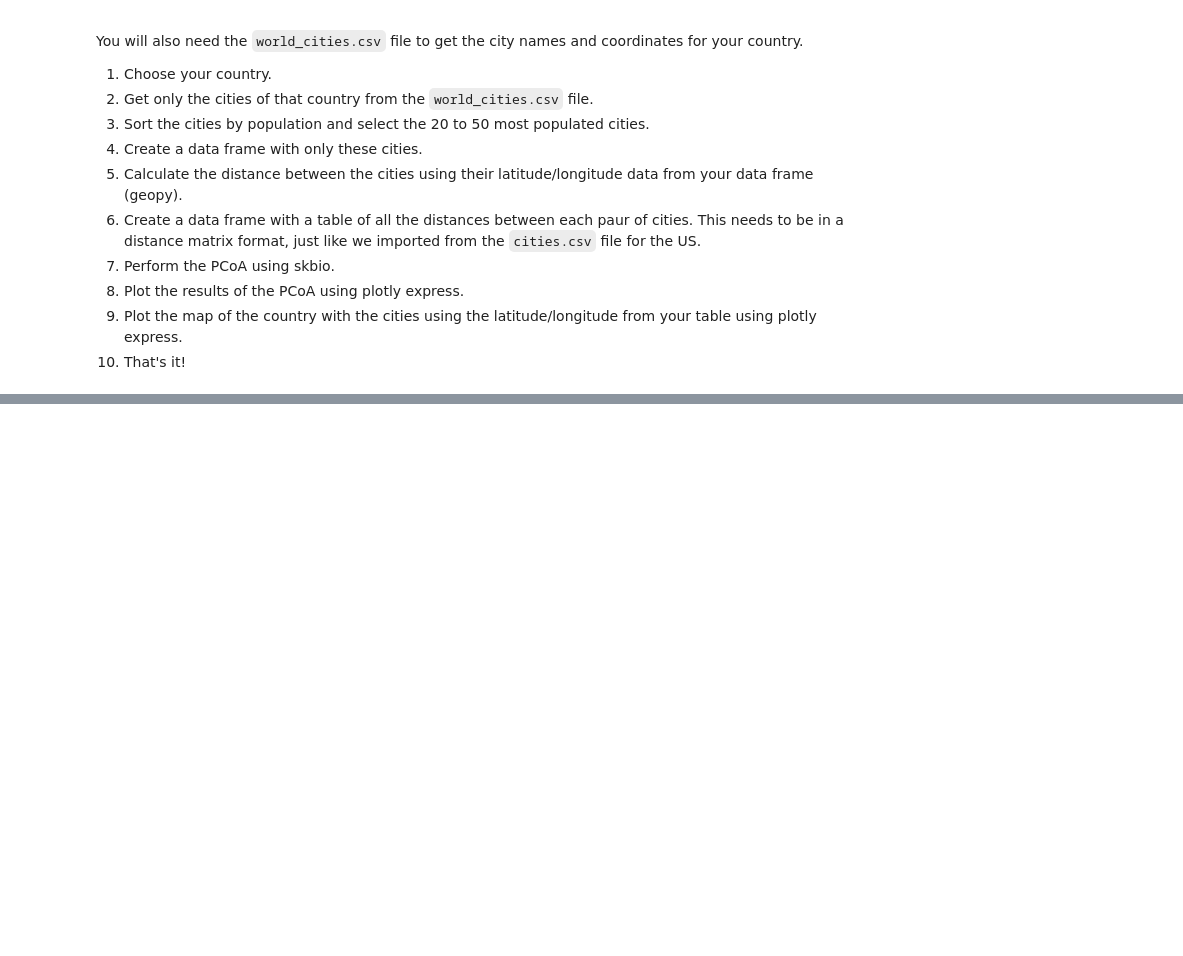
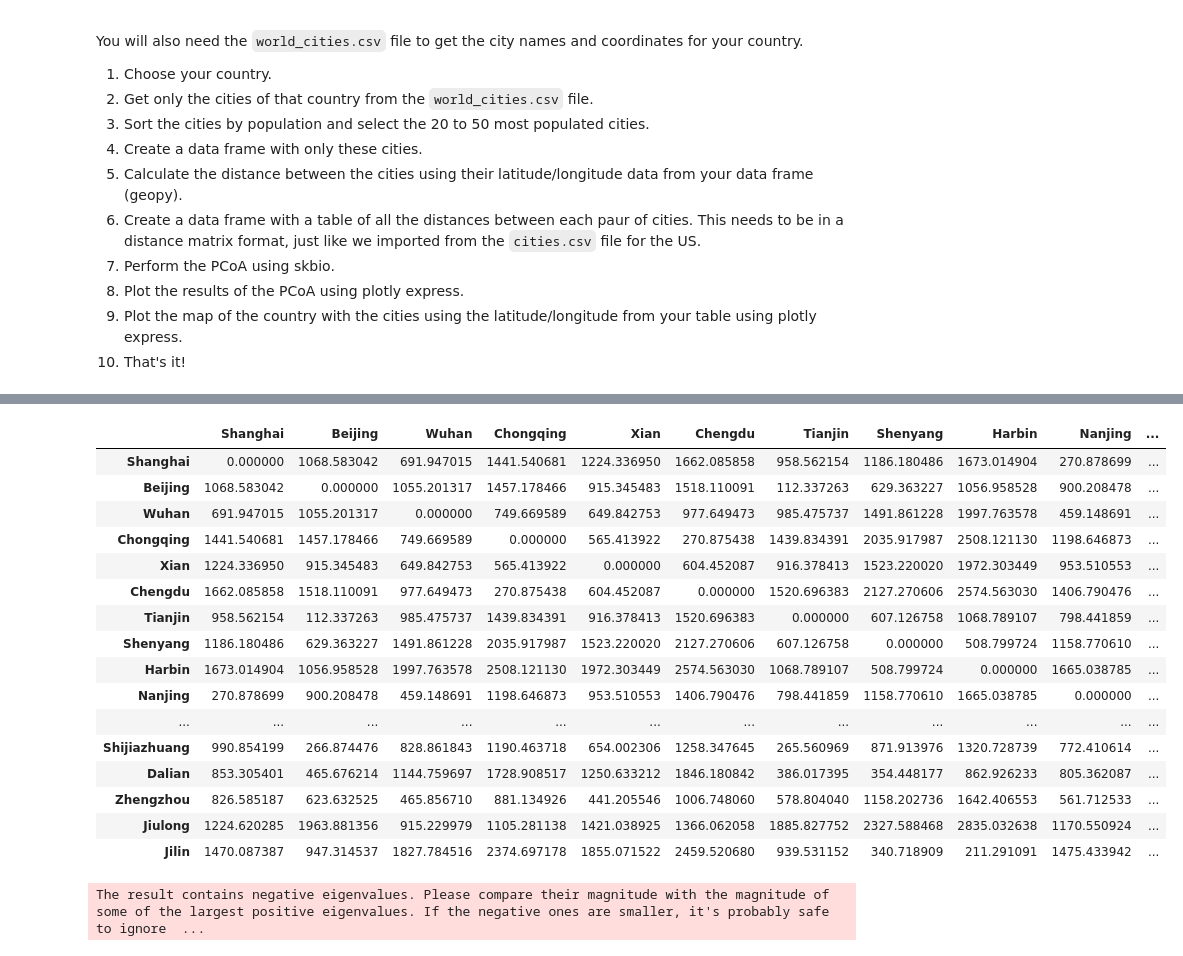
Before and after one commit to ymyf16/coursehomework, a Jupyter notebook: HW9/Homework9.ipynb, the cells around one changed output, grey strips where cells are left out. Cells and saved outputs as stored; diff of their text form; code cells hidden in the pictures; blank space fills up the shorter version.

```diff
--- a/HW9/Homework9.ipynb
+++ b/HW9/Homework9.ipynb
@@ -61,0 +59,51 @@ ValueError: could not convert string to float: 'Acheng'
+# %%
+citynames = list(cities['name'])
+
+
+dictCity = {}
+for city1 in citynames:
+    if city1 not in dictCity:
+        dictCity[city1] = {}
+    for city2 in citynames:
+        if city1 == city2:
+            dist = 0
+        else:
+            coord1 = (float(cities[cities["name"]==city1]["lat"]),float(cities[cities["name"]==city1]["long"]))
+            coord2 = (float(cities[cities["name"]==city2]["lat"]),float(cities[cities["name"]==city2]["long"]))
+
+            dist = geopy.distance.distance(coord1, coord2).km
+        dictCity[city1][city2] = dist
+tableCity = pd.DataFrame(dictCity)
+#tableCity
+tableCity
+# %% [output]
+|  | Shanghai | Beijing | Wuhan | Chongqing | Xian | Chengdu | Tianjin | Shenyang | Harbin | Nanjing | ... |
+| Shanghai | 0.000000 | 1068.583042 | 691.947015 | 1441.540681 | 1224.336950 | 1662.085858 | 958.562154 | 1186.180486 | 1673.014904 | 270.878699 | ... |
+| Beijing | 1068.583042 | 0.000000 | 1055.201317 | 1457.178466 | 915.345483 | 1518.110091 | 112.337263 | 629.363227 | 1056.958528 | 900.208478 | ... |
+| Wuhan | 691.947015 | 1055.201317 | 0.000000 | 749.669589 | 649.842753 | 977.649473 | 985.475737 | 1491.861228 | 1997.763578 | 459.148691 | ... |
+| Chongqing | 1441.540681 | 1457.178466 | 749.669589 | 0.000000 | 565.413922 | 270.875438 | 1439.834391 | 2035.917987 | 2508.121130 | 1198.646873 | ... |
+| Xian | 1224.336950 | 915.345483 | 649.842753 | 565.413922 | 0.000000 | 604.452087 | 916.378413 | 1523.220020 | 1972.303449 | 953.510553 | ... |
+| Chengdu | 1662.085858 | 1518.110091 | 977.649473 | 270.875438 | 604.452087 | 0.000000 | 1520.696383 | 2127.270606 | 2574.563030 | 1406.790476 | ... |
+| Tianjin | 958.562154 | 112.337263 | 985.475737 | 1439.834391 | 916.378413 | 1520.696383 | 0.000000 | 607.126758 | 1068.789107 | 798.441859 | ... |
+| Shenyang | 1186.180486 | 629.363227 | 1491.861228 | 2035.917987 | 1523.220020 | 2127.270606 | 607.126758 | 0.000000 | 508.799724 | 1158.770610 | ... |
+| Harbin | 1673.014904 | 1056.958528 | 1997.763578 | 2508.121130 | 1972.303449 | 2574.563030 | 1068.789107 | 508.799724 | 0.000000 | 1665.038785 | ... |
+| Nanjing | 270.878699 | 900.208478 | 459.148691 | 1198.646873 | 953.510553 | 1406.790476 | 798.441859 | 1158.770610 | 1665.038785 | 0.000000 | ... |
+| ... | ... | ... | ... | ... | ... | ... | ... | ... | ... | ... | ... |
+| Shijiazhuang | 990.854199 | 266.874476 | 828.861843 | 1190.463718 | 654.002306 | 1258.347645 | 265.560969 | 871.913976 | 1320.728739 | 772.410614 | ... |
+| Dalian | 853.305401 | 465.676214 | 1144.759697 | 1728.908517 | 1250.633212 | 1846.180842 | 386.017395 | 354.448177 | 862.926233 | 805.362087 | ... |
+| Zhengzhou | 826.585187 | 623.632525 | 465.856710 | 881.134926 | 441.205546 | 1006.748060 | 578.804040 | 1158.202736 | 1642.406553 | 561.712533 | ... |
+| Jiulong | 1224.620285 | 1963.881356 | 915.229979 | 1105.281138 | 1421.038925 | 1366.062058 | 1885.827752 | 2327.588468 | 2835.032638 | 1170.550924 | ... |
+| Jilin | 1470.087387 | 947.314537 | 1827.784516 | 2374.697178 | 1855.071522 | 2459.520680 | 939.531152 | 340.718909 | 211.291091 | 1475.433942 | ... |
+# %%
+my_pcoa = skbio.stats.ordination.pcoa(tableCity.values)
+
+fig1 = px.scatter(my_pcoa.samples, x = "PC2", y = "PC1", text=list(tableCity.columns))
+fig1.update_xaxes(autorange="reversed")
+fig1.update_traces(textposition="bottom right")
+
+fig2 = px.scatter_geo(cities, lon = 'long', lat = 'lat', size="pop")
+fig2.update_layout(geo_scope="asia")
+
+fig2
+# %% [output]
+The result contains negative eigenvalues. Please compare their magnitude with the magnitude of some of the largest positive eigenvalues. If the negative ones are smaller, it's probably safe to ignore  ...
```
Also changed, not shown: parts of 3 cells of this notebook, 4 other files.
